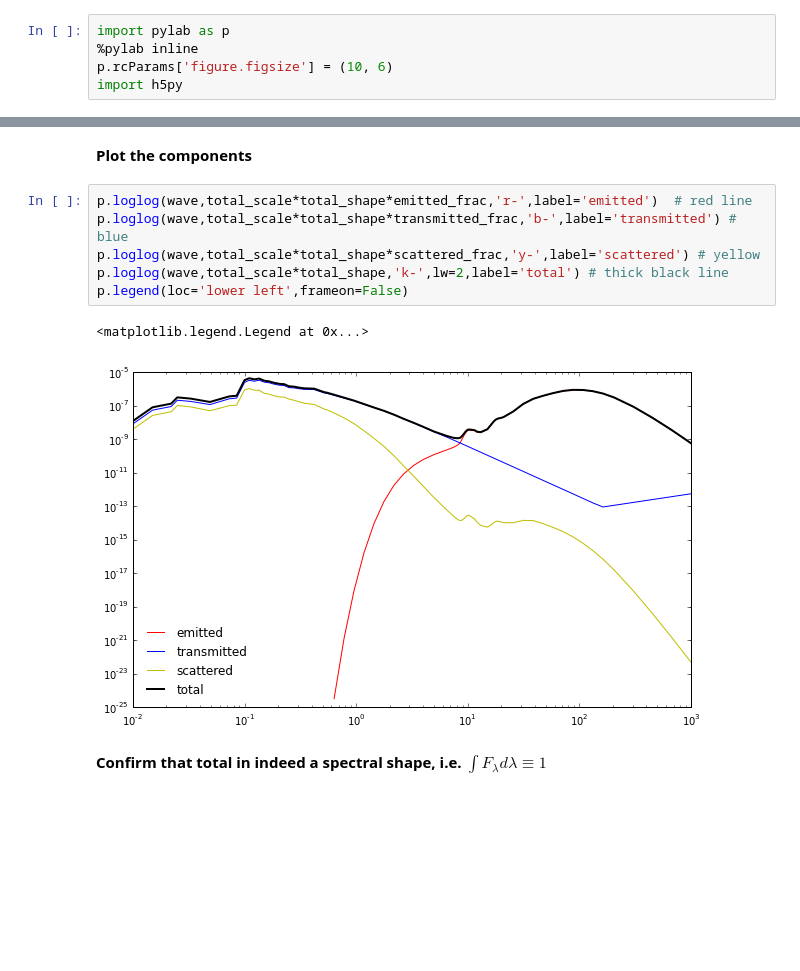
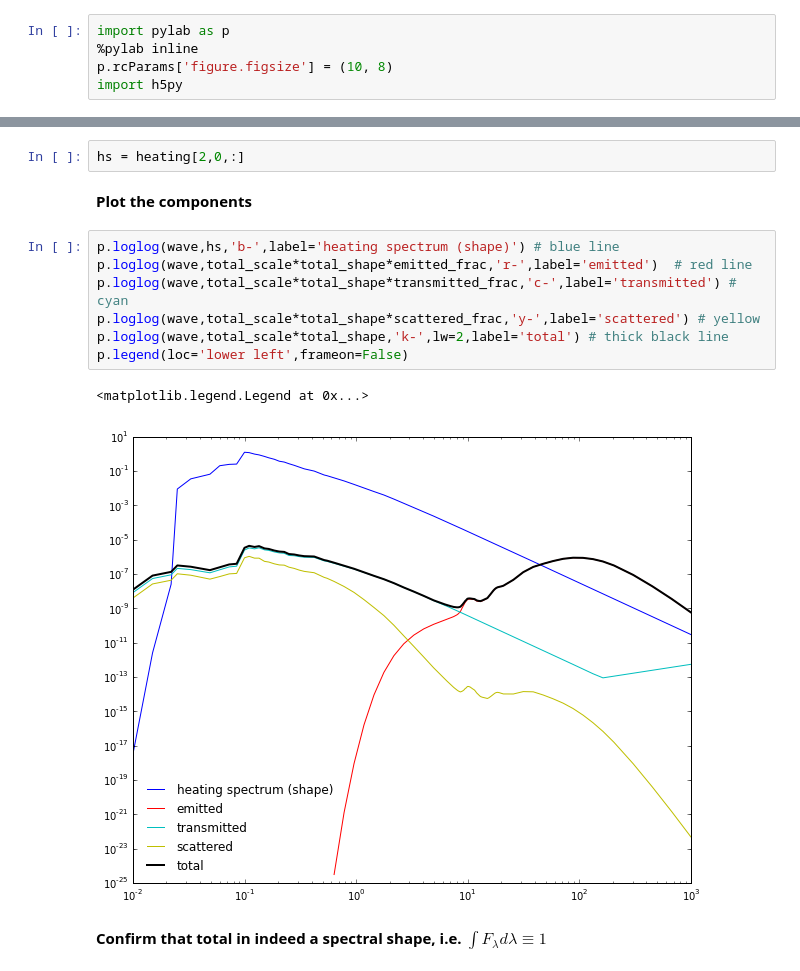
Before and after one commit to rnikutta/notebooks, a Jupyter notebook: dusty_hdf5.ipynb, the cells around one changed output, grey strips where cells are left out. Drawn from its saved outputs; the diff is of its cells as text; blank space fills up the shorter version.

```diff
--- a/dusty_hdf5.ipynb
+++ b/dusty_hdf5.ipynb
@@ -3,7 +3,7 @@
 # %%
 import pylab as p
 %pylab inline
-p.rcParams['figure.figsize'] = (10, 6)
+p.rcParams['figure.figsize'] = (10, 8)
 import h5py
 # %% [output]
 Populating the interactive namespace from numpy and matplotlib
@@ -112,14 +114,17 @@ scattered_frac = models['flux_scattered_fraction'][id,:]
+# %%
+hs = heating[2,0,:]
 # %% [markdown]
 **Plot the components**
 # %%
+p.loglog(wave,hs,'b-',label='heating spectrum (shape)') # blue line
 p.loglog(wave,total_scale*total_shape*emitted_frac,'r-',label='emitted')  # red line
-p.loglog(wave,total_scale*total_shape*transmitted_frac,'b-',label='transmitted') # blue
+p.loglog(wave,total_scale*total_shape*transmitted_frac,'c-',label='transmitted') # cyan
 p.loglog(wave,total_scale*total_shape*scattered_frac,'y-',label='scattered') # yellow
 p.loglog(wave,total_scale*total_shape,'k-',lw=2,label='total') # thick black line
 p.legend(loc='lower left',frameon=False)
 # %% [output]
 <matplotlib.legend.Legend at 0x...>
-[figure, old version]
+[figure, new version]
 # %% [markdown]
 **Confirm that total in indeed a spectral shape, i.e. $\int F_\lambda d\lambda \equiv 1$**
 # %%
```
Also changed, not shown: parts of 1 cell of this notebook.
